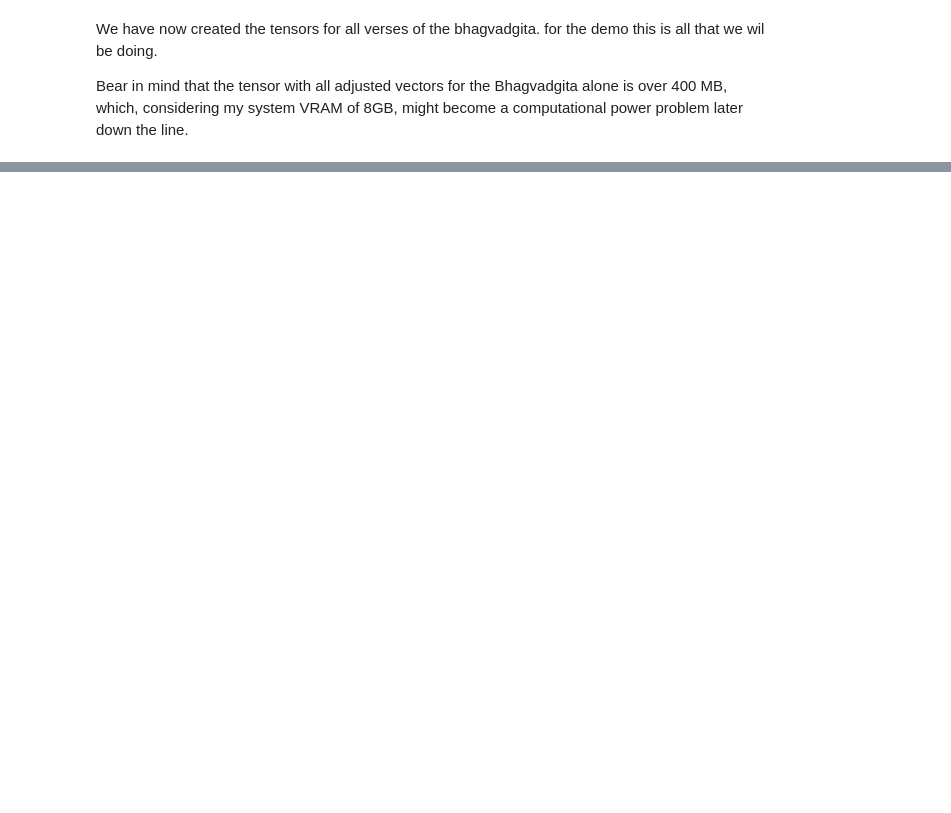
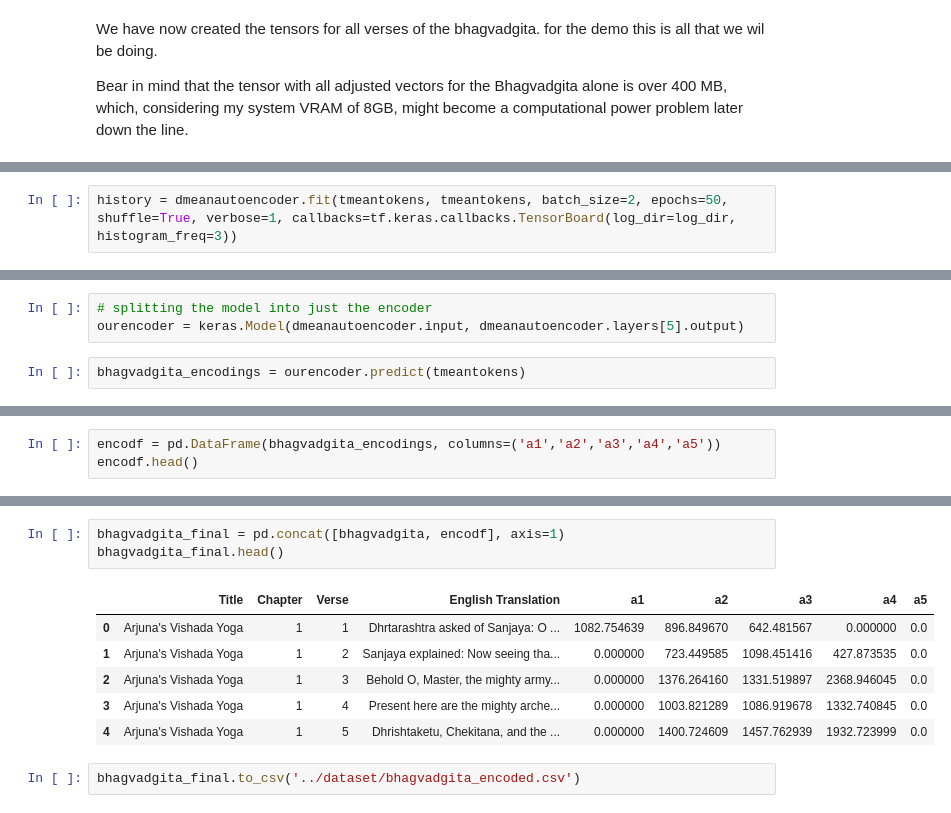
Before and after one commit to 7Zenox/vaani, a Jupyter notebook: backend/ModelExperimentation.ipynb, the cells around one changed output, grey strips where cells are left out. Saved outputs shown, nothing was run; the diff lists cells and outputs as text; blank space fills up the shorter version.

```diff
--- a/backend/ModelExperimentation.ipynb
+++ b/backend/ModelExperimentation.ipynb
@@ -226,0 +494,2 @@ Bear in mind that the tensor with all adjusted vectors for the Bhagvadgita alone
+# %%
+history = dmeanautoencoder.fit(tmeantokens, tmeantokens, batch_size=2, epochs=50, shuffle=True, verbose=1, callbacks=tf.keras.callbacks.TensorBoard(log_dir=log_dir, histogram_freq=3))
@@ -226,0 +530,5 @@ Bear in mind that the tensor with all adjusted vectors for the Bhagvadgita alone
+# %%
+# splitting the model into just the encoder
+ourencoder = keras.Model(dmeanautoencoder.input, dmeanautoencoder.layers[5].output)
+# %%
+bhagvadgita_encodings = ourencoder.predict(tmeantokens)
@@ -226,0 +537,3 @@ Bear in mind that the tensor with all adjusted vectors for the Bhagvadgita alone
+# %%
+encodf = pd.DataFrame(bhagvadgita_encodings, columns=('a1','a2','a3','a4','a5'))
+encodf.head()
@@ -226,0 +547,12 @@ Bear in mind that the tensor with all adjusted vectors for the Bhagvadgita alone
+# %%
+bhagvadgita_final = pd.concat([bhagvadgita, encodf], axis=1)
+bhagvadgita_final.head()
+# %% [output]
+|  | Title | Chapter | Verse | English Translation | a1 | a2 | a3 | a4 | a5 |
+| 0 | Arjuna's Vishada Yoga | 1 | 1 | Dhrtarashtra asked of Sanjaya: O ... | 1082.754639 | 896.849670 | 642.481567 | 0.000000 | 0.0 |
+| 1 | Arjuna's Vishada Yoga | 1 | 2 | Sanjaya explained: Now seeing tha... | 0.000000 | 723.449585 | 1098.451416 | 427.873535 | 0.0 |
+| 2 | Arjuna's Vishada Yoga | 1 | 3 | Behold O, Master, the mighty army... | 0.000000 | 1376.264160 | 1331.519897 | 2368.946045 | 0.0 |
+| 3 | Arjuna's Vishada Yoga | 1 | 4 | Present here are the mighty arche... | 0.000000 | 1003.821289 | 1086.919678 | 1332.740845 | 0.0 |
+| 4 | Arjuna's Vishada Yoga | 1 | 5 | Dhrishtaketu, Chekitana, and the ... | 0.000000 | 1400.724609 | 1457.762939 | 1932.723999 | 0.0 |
+# %%
+bhagvadgita_final.to_csv('../dataset/bhagvadgita_encoded.csv')
```
Also changed, not shown: parts of 26 cells of this notebook, 6 other files.
